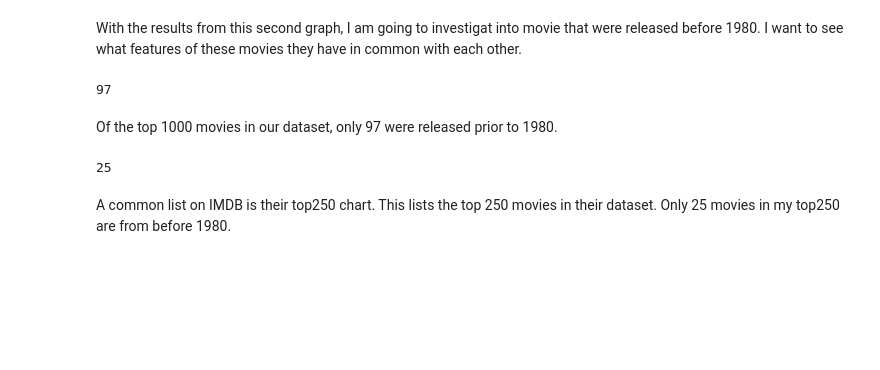
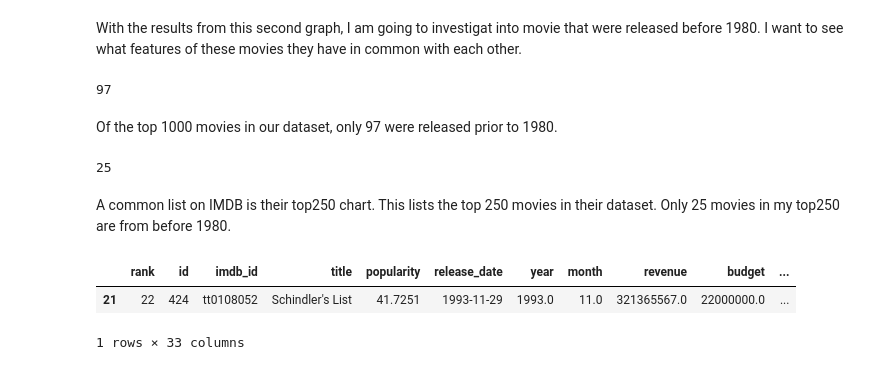
Before and after one commit to andrewnoglows/movieProject, a Jupyter notebook: movies.ipynb, the cells around one changed output. Saved outputs shown, nothing was run; the diff lists cells and outputs as text; code cells hidden in the pictures; blank space fills up the shorter version.

```diff
--- a/movies.ipynb
+++ b/movies.ipynb
@@ -361,0 +373,9 @@ A common list on IMDB is their top250 chart. This lists the top 250 movies in th
+# %%
+def movies_by_director(director):
+    return top1000.loc[top1000['director'] == director, :]
+# %%
+movies_by_director('Steven Spielberg').head(1)
+# %% [output]
+|  | rank | id | imdb_id | title | popularity | release_date | year | month | revenue | budget | ... |
+| 21 | 22 | 424 | tt0108052 | Schindler's List | 41.7251 | 1993-11-29 | 1993.0 | 11.0 | 321365567.0 | 22000000.0 | ... |
+1 rows × 33 columns
```
Also changed, not shown: parts of 16 cells of this notebook.
